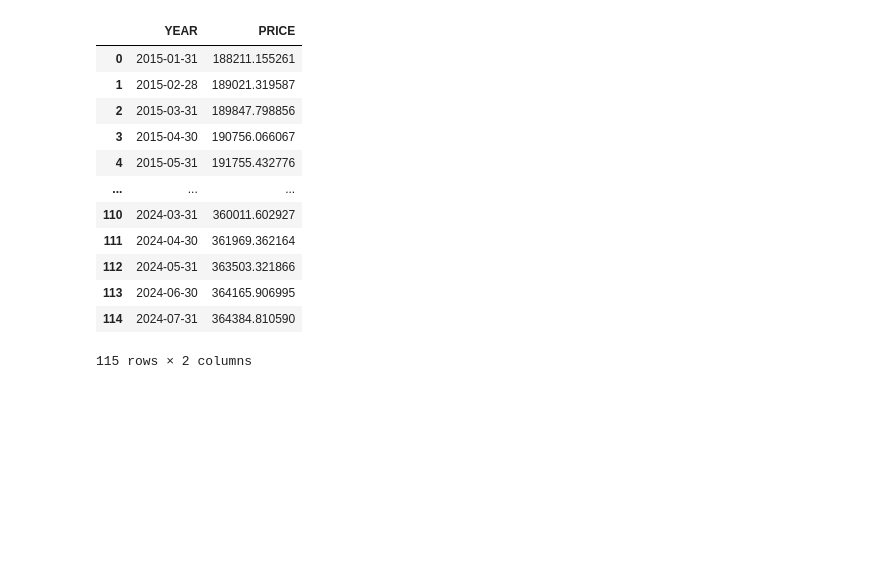
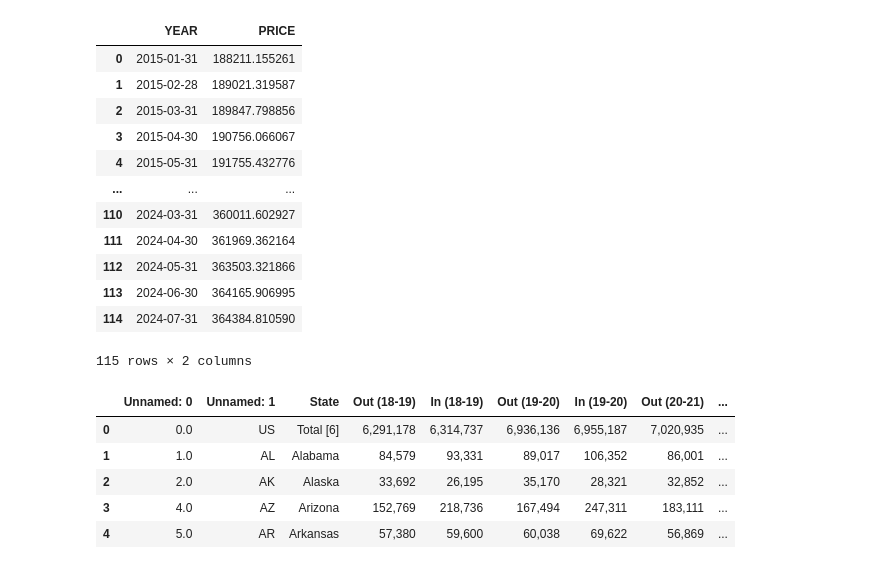
Before and after one commit to elgnol/RealEstate_Project_3, a Jupyter notebook: Analysis/Data_analysis_tatyana.ipynb, the cells around one changed output. Saved outputs shown, nothing was run; the diff lists cells and outputs as text; code cells hidden in the pictures; blank space fills up the shorter version.

```diff
--- a/Analysis/Data_analysis_tatyana.ipynb
+++ b/Analysis/Data_analysis_tatyana.ipynb
@@ -861,3 +861,14 @@ just_US_swapped
 | 113 | 2024-06-30 | 364165.906995 |
 | 114 | 2024-07-31 | 364384.810590 |
 115 rows × 2 columns
+# %%
+state_migration = pd.read_csv('../SOURCE/state_migration.csv')
+state_migration = state_migration.dropna(how = 'all')
+state_migration.head()
+# %% [output]
+|  | Unnamed: 0 | Unnamed: 1 | State | Out (18-19) | In (18-19) | Out (19-20) | In (19-20) | Out (20-21) | ... |
+| 0 | 0.0 | US | Total [6] | 6,291,178 | 6,314,737 | 6,936,136 | 6,955,187 | 7,020,935 | ... |
+| 1 | 1.0 | AL | Alabama | 84,579 | 93,331 | 89,017 | 106,352 | 86,001 | ... |
+| 2 | 2.0 | AK | Alaska | 33,692 | 26,195 | 35,170 | 28,321 | 32,852 | ... |
+| 3 | 4.0 | AZ | Arizona | 152,769 | 218,736 | 167,494 | 247,311 | 183,111 | ... |
+| 4 | 5.0 | AR | Arkansas | 57,380 | 59,600 | 60,038 | 69,622 | 56,869 | ... |
```
Also changed, not shown: parts of 16 cells of this notebook.
